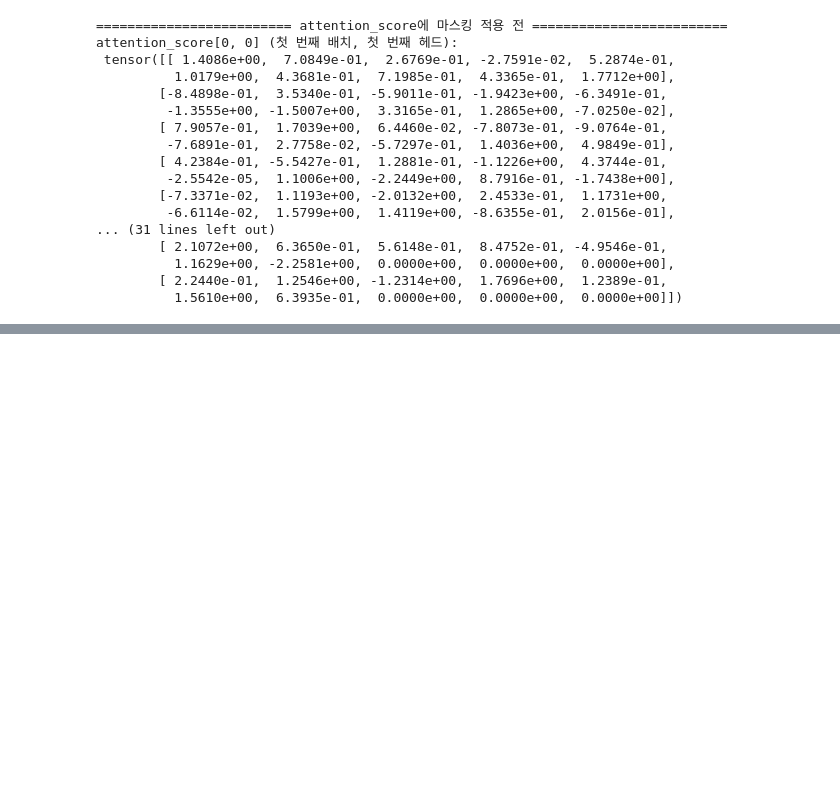
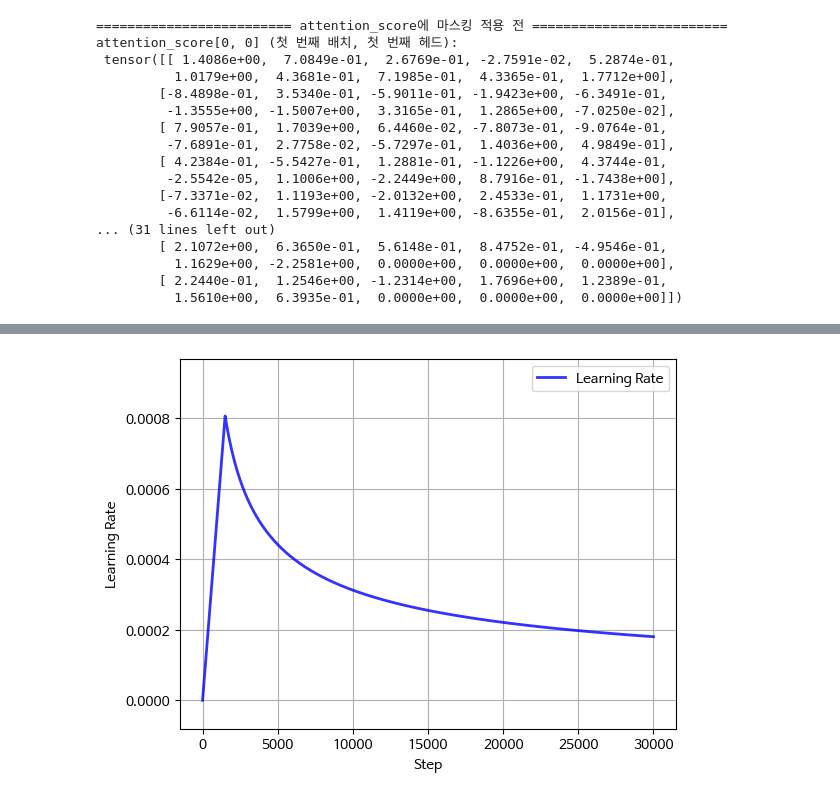
Before and after one commit to zefo38/transformer, a Jupyter notebook: transformers.ipynb, the cells around one changed output, grey strips where cells are left out. Cells and saved outputs as stored; diff of their text form; code cells hidden in the pictures; blank space fills up the shorter version.

```diff
--- a/transformers.ipynb
+++ b/transformers.ipynb
@@ -438,0 +895,6 @@ class DecoderLayer(nn.Module):
+# %%
+optimizer = optim.Adam(nn.Linear(1, 1).parameters(), lr=0)
+scheduler = NoamScheduler(optimizer, d_model=d_model, warmup_steps=warmup_steps, LR_scale=LR_scale)
+plot_scheduler(scheduler_name = 'Noam', optimizer = optimizer, scheduler = scheduler, total_steps = int(len(train_dataset)*EPOCH/BATCH_SIZE)) # 내 상황
+# %% [output]
+[figure, added]
```
Also changed, not shown: parts of 25 cells of this notebook.
